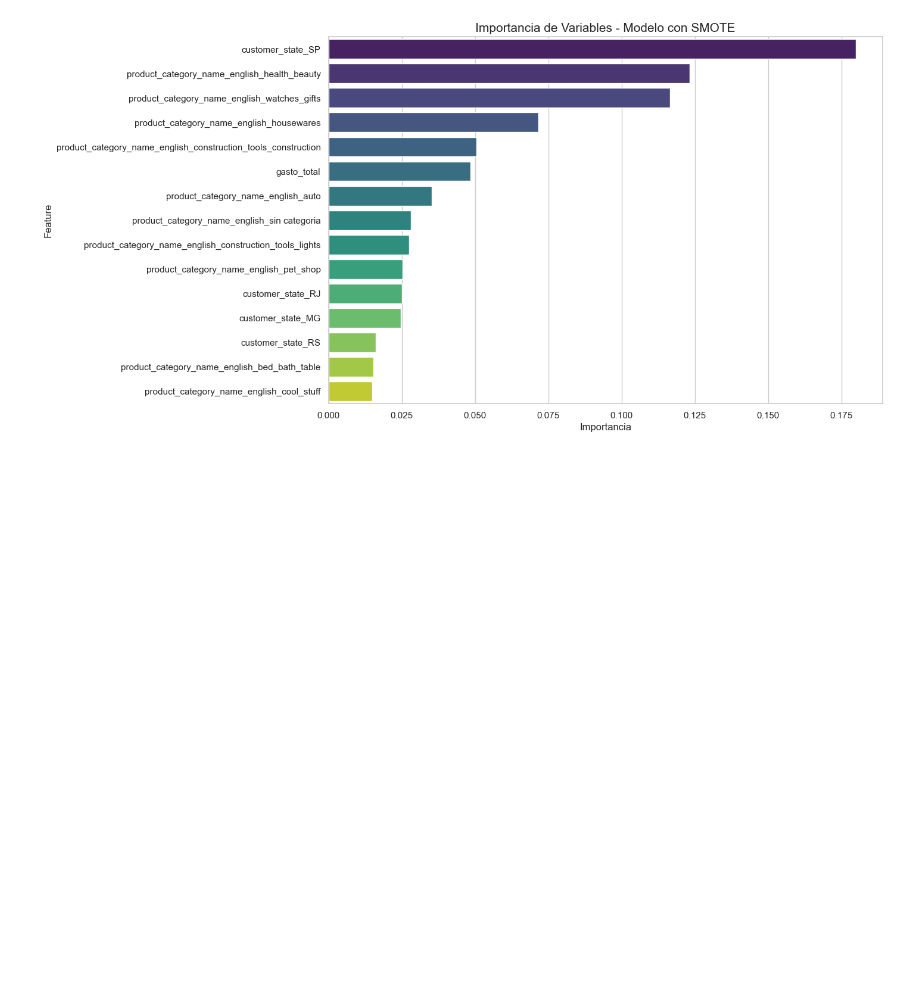
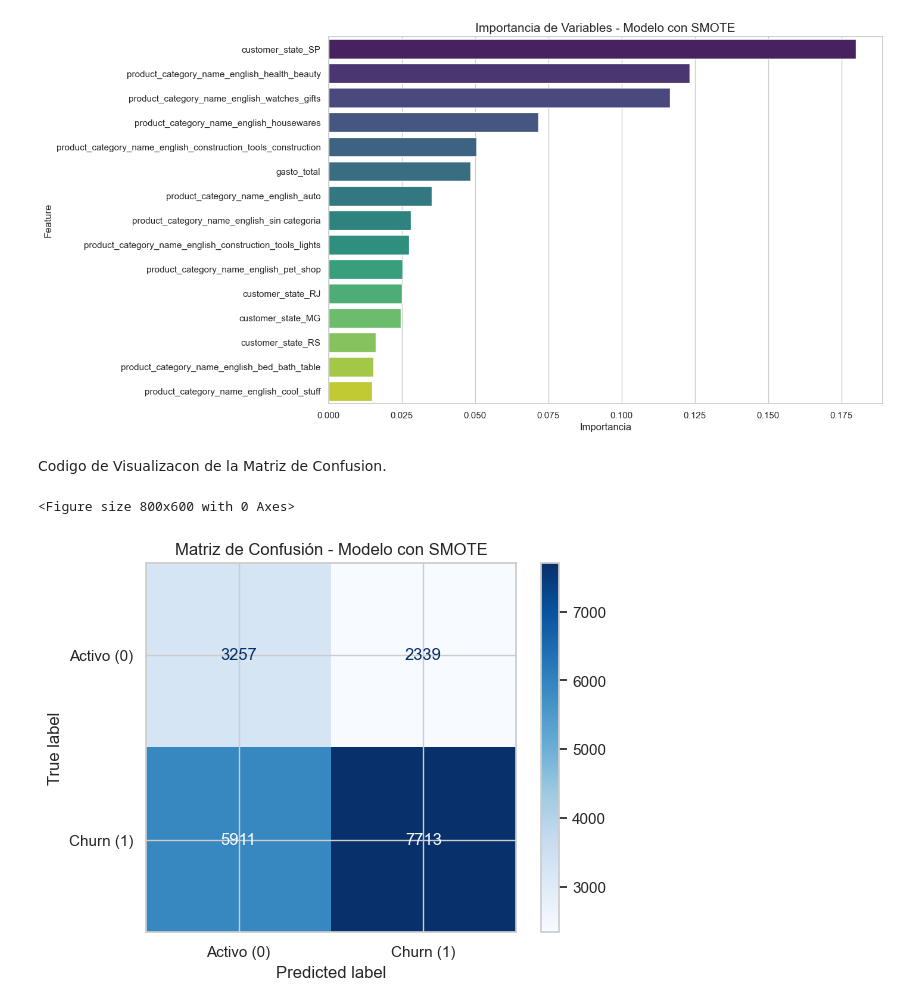
Before and after one commit to wilhayla/THE_HATCH_DATA_SCIENCE_OLIST_CHALLENGE, a Jupyter notebook: notbooks/02_feature_engineering.ipynb, the cells around one changed output. Saved outputs shown, nothing was run; the diff lists cells and outputs as text; code cells hidden in the pictures; blank space fills up the shorter version.

Commit message:
Codigo para crear grafico de Confusion

```diff
--- a/notbooks/02_feature_engineering.ipynb
+++ b/notbooks/02_feature_engineering.ipynb
@@ -884,3 +884,20 @@ Passing `palette` without assigning `hue` is deprecated and will be removed in v
 
   sns.barplot(data=df_importancia_smote, x='Importancia', y='Feature', palette='viridis')
 [figure]
+# %% [markdown]
+Codigo de Visualizacon de la Matriz de Confusion.
+# %%
+from sklearn.metrics import confusion_matrix, ConfusionMatrixDisplay
+
+# 1. Crear la matriz
+cm = confusion_matrix(y_test, y_pred_smote)
+
+# 2. Graficar
+plt.figure(figsize=(8, 6))
+disp = ConfusionMatrixDisplay(confusion_matrix=cm, display_labels=['Activo (0)', 'Churn (1)'])
+disp.plot(cmap='Blues', values_format='d')
+plt.title('Matriz de Confusión - Modelo con SMOTE')
+plt.show()
+# %% [output]
+<Figure size 800x600 with 0 Axes>
+[figure, added]
```
